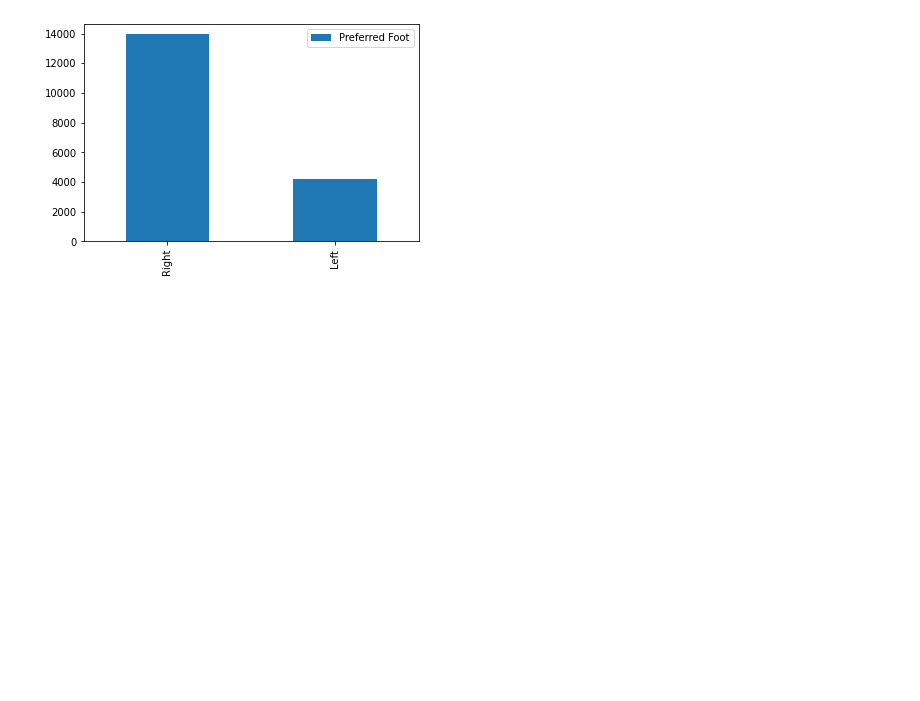
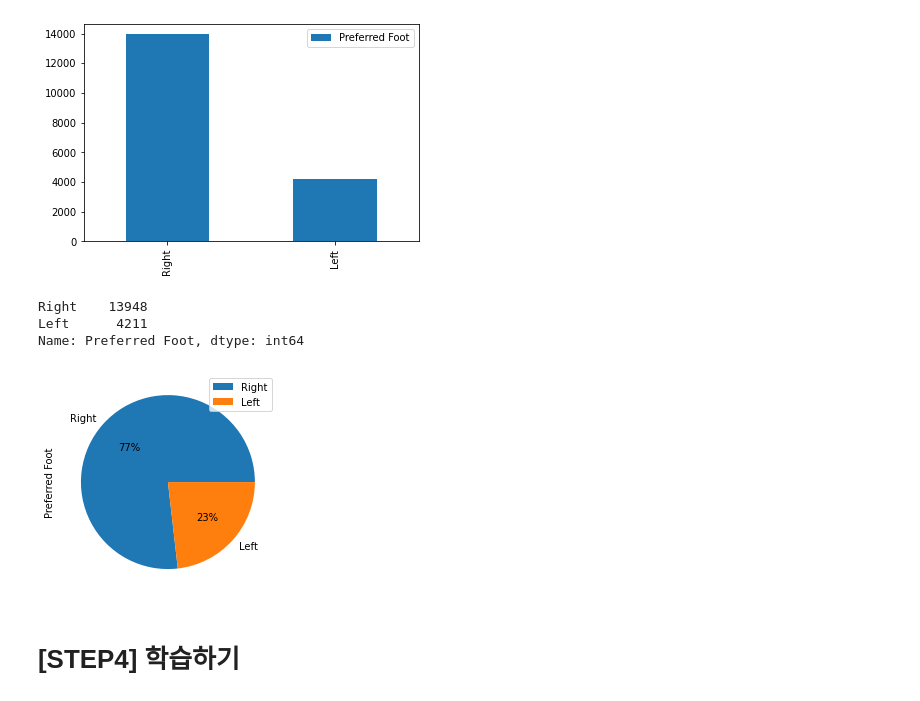
Before and after one commit to bmt0106/bmt_python, a Jupyter notebook: 수학_기계학습2.ipynb, the cells around one changed output. Cells and saved outputs as stored; diff of their text form; code cells hidden in the pictures; blank space fills up the shorter version.

```diff
--- a/수학_기계학습2.ipynb
+++ b/수학_기계학습2.ipynb
@@ -158,3 +176,19 @@ plt.legend()
 plt.show()
 # %% [output]
 [figure]
+# %%
+# 발의 종류를 원 그래프 그리기
+
+fifa2019['Preferred Foot'].value_counts()
+# %% [output]
+Right    13948
+Left      4211
+Name: Preferred Foot, dtype: int64
+# %%
+fifa2019['Preferred Foot'].value_counts().plot(kind='pie', autopct='%1.f%%')
+plt.legend()
+plt.show()
+# %% [output]
+[figure, added]
+# %% [markdown]
+# [STEP4] 학습하기
```
Also changed, not shown: parts of 16 cells of this notebook.
